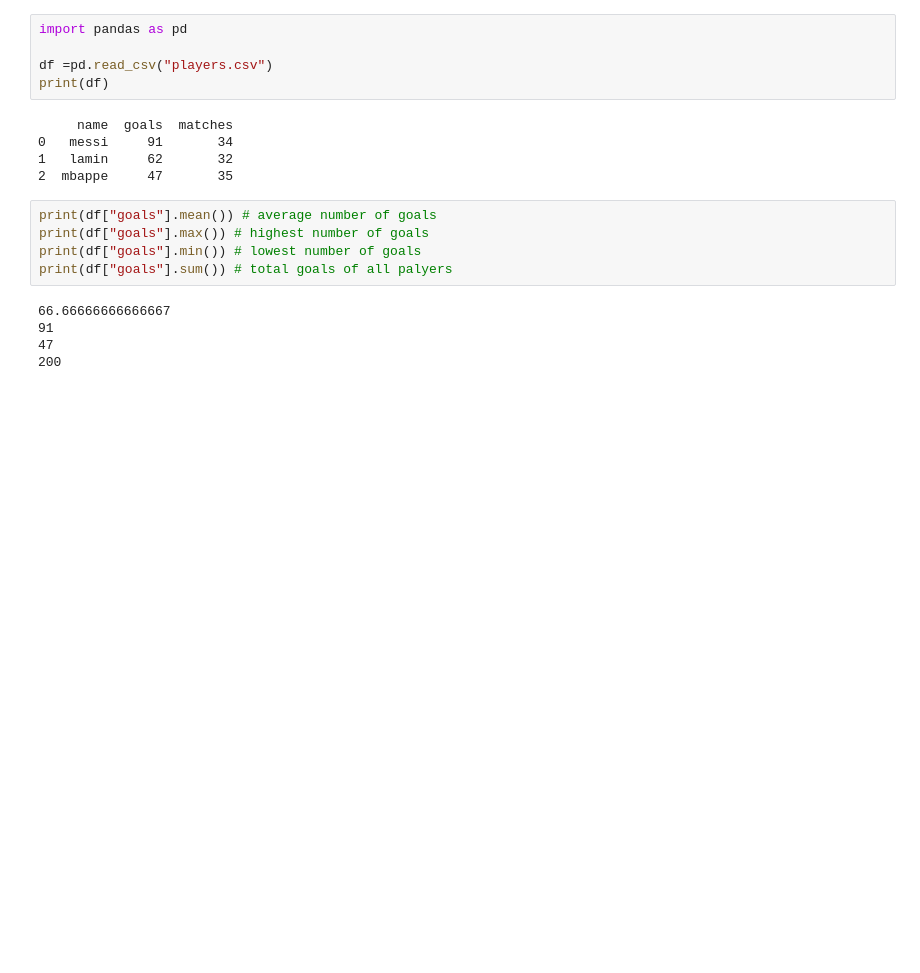
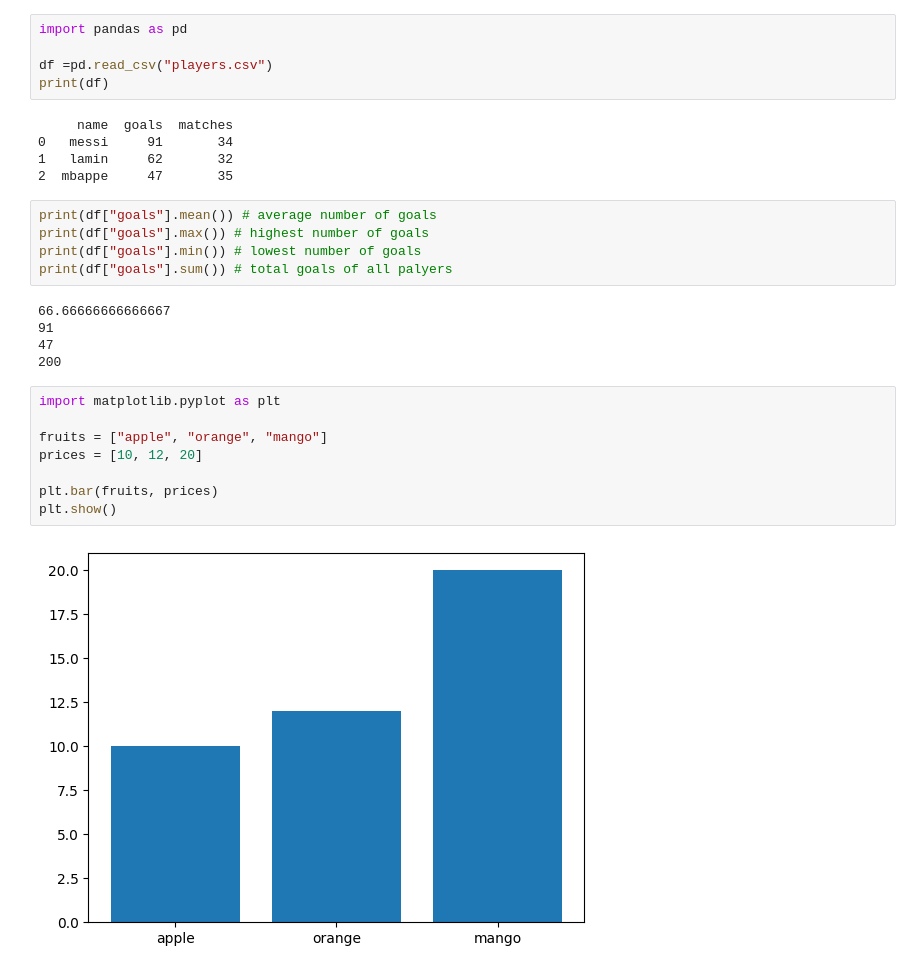
Before and after one commit to mohammedalhamiri16/football-analysis, a Jupyter notebook: football_project.ipynb, the cells around one changed output. Drawn from its saved outputs; the diff is of its cells as text; blank space fills up the shorter version.

Commit message:
Day 6: bar chart, scatter plot and saving images

```diff
--- a/football_project.ipynb
+++ b/football_project.ipynb
@@ -461,3 +461,13 @@ print(df["goals"].sum()) # total goals of all palyers
 91
 47
 200
+# %%
+import matplotlib.pyplot as plt
+
+fruits = ["apple", "orange", "mango"]
+prices = [10, 12, 20]
+
+plt.bar(fruits, prices)
+plt.show()
+# %% [output]
+[figure, added]
```
Also changed, not shown: parts of 6 cells of this notebook.
